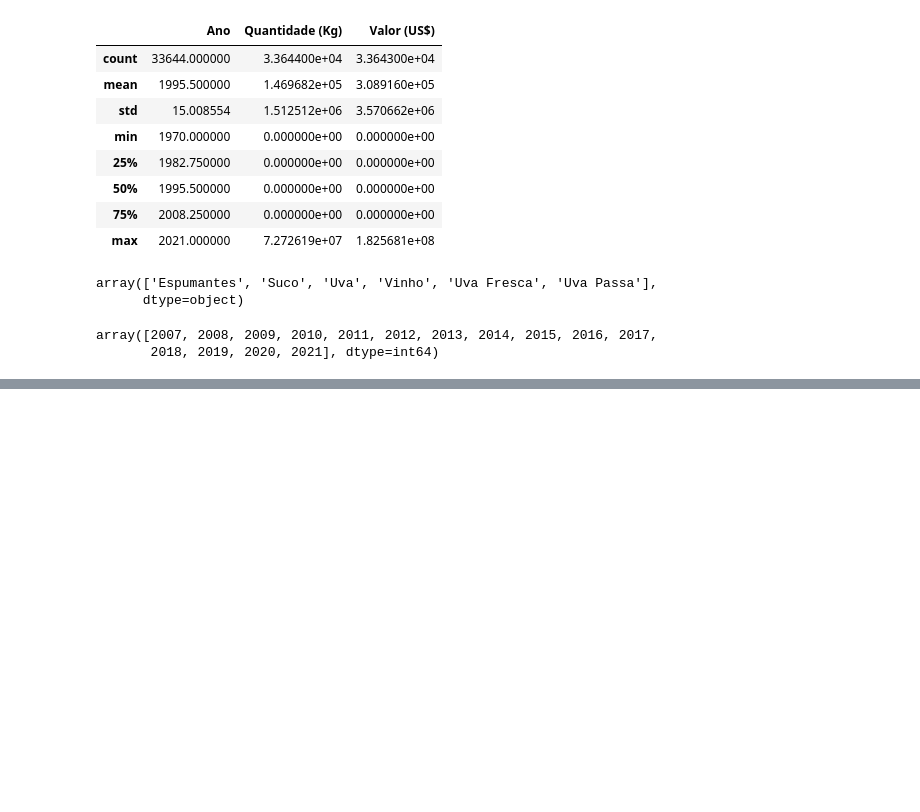
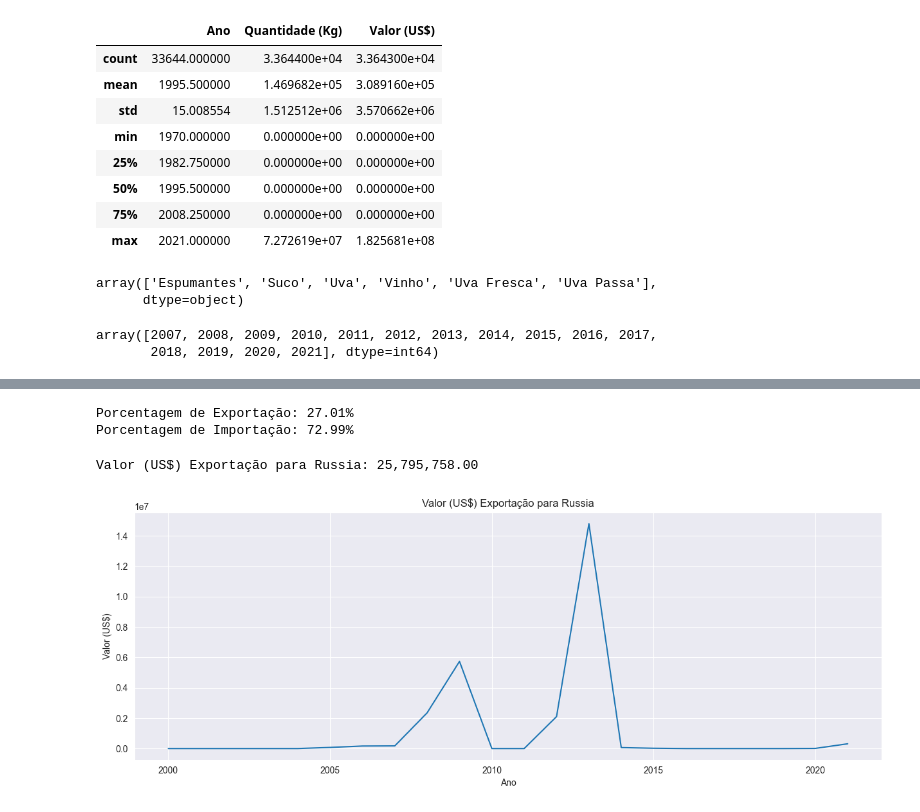
Before and after one commit to IgorNascAlves/Tech_Challenge_Fase01, a Jupyter notebook: notebooks/4 - explorando_todos_os_dados.ipynb, the cells around one changed output, grey strips where cells are left out. Drawn from its saved outputs; the diff is of its cells as text; code cells hidden in the pictures; blank space fills up the shorter version.

```diff
--- a/notebooks/4 - explorando_todos_os_dados.ipynb
+++ b/notebooks/4 - explorando_todos_os_dados.ipynb
@@ -121,0 +150,5 @@ plt.show()
+# %%
+#create a column 'País de origem' and 'País de destino' if the column 'Tipo' is 'Exportação' then 'País de origem' is 'Brasil' else 'País de destino' is 'Brasil'
+df_Completo['País de origem'] = df_Completo.apply(lambda x: 'Brasil' if x['Tipo'] == 'Exportação' else x['País'], axis=1)
+df_Completo['País de destino'] = df_Completo.apply(lambda x: 'Brasil' if x['Tipo'] == 'Importação' else x['País'], axis=1)
+df_Completo.head()
@@ -121,0 +162,12 @@ plt.show()
+# %%
+
+df_Completo['Quantidade (Kg)'] = df_Completo['Quantidade (Kg)'].astype(float)
+pd.options.display.float_format = '{:,.2f}'.format
+#ordenar por mais quantidade e valor
+#filtrar apenas pais de origem brasil e Produto Vinho e apenas ultimos 15 anos
+df_filtro = df_Completo[(df_Completo['País de origem'] == 'Brasil') & (df_Completo['Produto'] == 'Vinho') & (df_Completo['Ano'].isin(df_Completo['Ano'].unique()[-15:]))].sort_values(by=['Quantidade (Kg)', 'Valor (US$)'], ascending=False)
+#df_filtro tabela com País de origem, País de destino, quantidade em livro de vinho exportado e valor em US$
+df_filtro = df_filtro[['País de origem', 'País de destino', 'Quantidade (Kg)', 'Valor (US$)']]
+#agrupar por País de destino e somar quantidade e valor e ordenar por quantidade e valor
+df_filtro = df_filtro.groupby(['País de origem', 'País de destino']).sum().sort_values(by=['Quantidade (Kg)', 'Valor (US$)'], ascending=False)
+df_filtro.head(10)
@@ -121,0 +233,31 @@ plt.show()
+# %%
+#porcentagem de importação e exportação
+#total Valor (US$) the Exportação
+total_Valor_US_Exportacao = data_last_15_years[data_last_15_years['Tipo'] == 'Exportação']['Valor (US$)'].sum()
+#total Valor (US$) the Importação
+total_Valor_US_Importacao = data_last_15_years[data_last_15_years['Tipo'] == 'Importação']['Valor (US$)'].sum()
+#porcentagem de importação e exportação
+porcentagem_Valor_US_Exportacao = total_Valor_US_Exportacao / (total_Valor_US_Exportacao + total_Valor_US_Importacao)
+porcentagem_Valor_US_Importacao = total_Valor_US_Importacao / (total_Valor_US_Exportacao + total_Valor_US_Importacao)
+print('Porcentagem de Exportação: {:.2%}'.format(porcentagem_Valor_US_Exportacao))
+print('Porcentagem de Importação: {:.2%}'.format(porcentagem_Valor_US_Importacao))
+# %% [output]
+Porcentagem de Exportação: 27.01%
+Porcentagem de Importação: 72.99%
+# %%
+#dados do País Russia e Produto Vinho e Exportação ultiimos 15 anos
+_ = df_Completo.query('País == "Russia" & Produto == "Vinho" & Tipo == "Exportação" & Ano >= 2000')['Valor (US$)'].sum()
+#print formatado
+print('Valor (US$) Exportação para Russia: {:,.2f}'.format(_))
+# %% [output]
+Valor (US$) Exportação para Russia: 25,795,758.00
+# %%
+#gráfico do País Russia e Produto Vinho e Exportação ultiimos 15 anos
+_ = df_Completo.query('País == "Russia" & Produto == "Vinho" & Tipo == "Exportação" & Ano >= 2000')
+sns.set_style('darkgrid')
+plt.figure(figsize=(15, 5))
+plt.title('Valor (US$) Exportação para Russia')
+sns.lineplot(x='Ano', y='Valor (US$)', data=_)
+plt.show()
+# %% [output]
+[figure, added]
```
Also changed, not shown: parts of 11 cells of this notebook, 3 other files.
